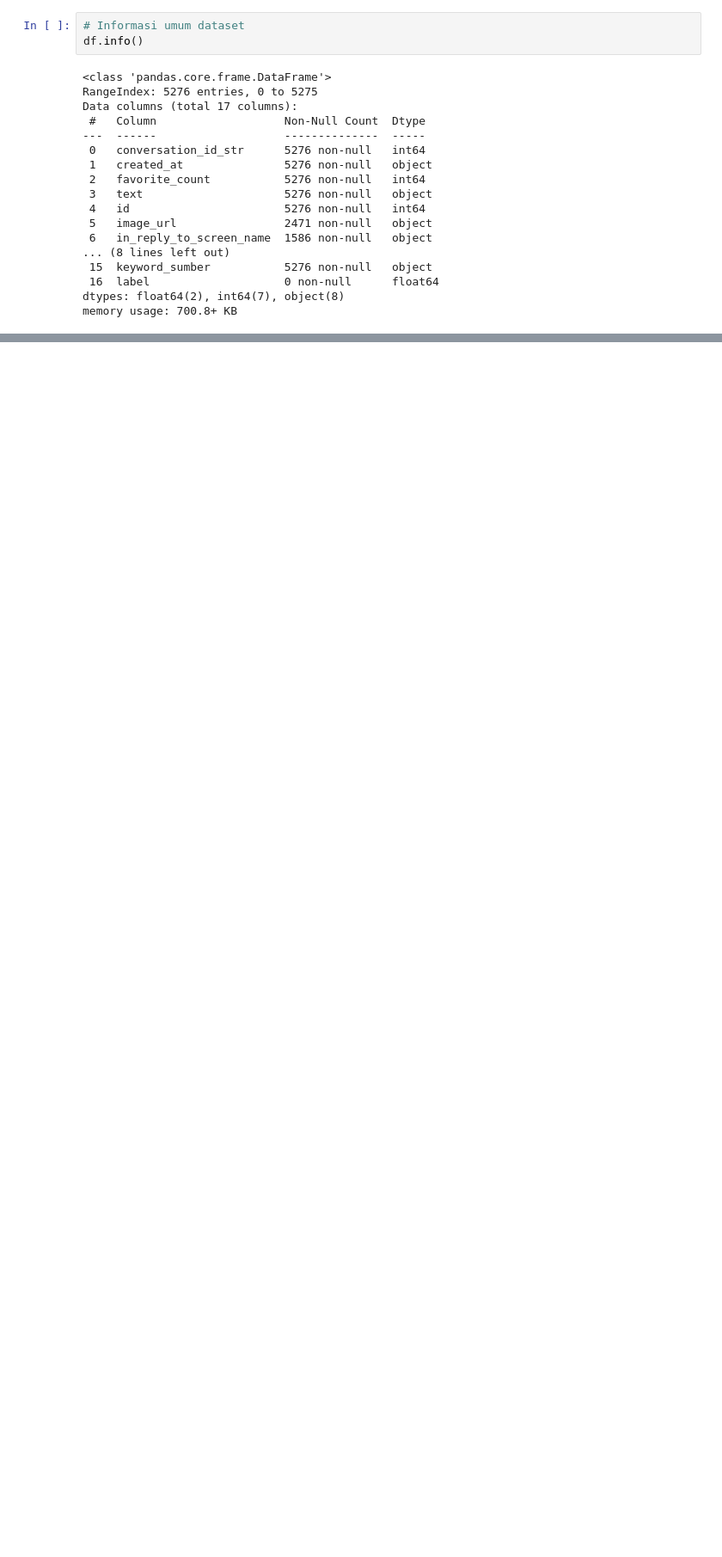
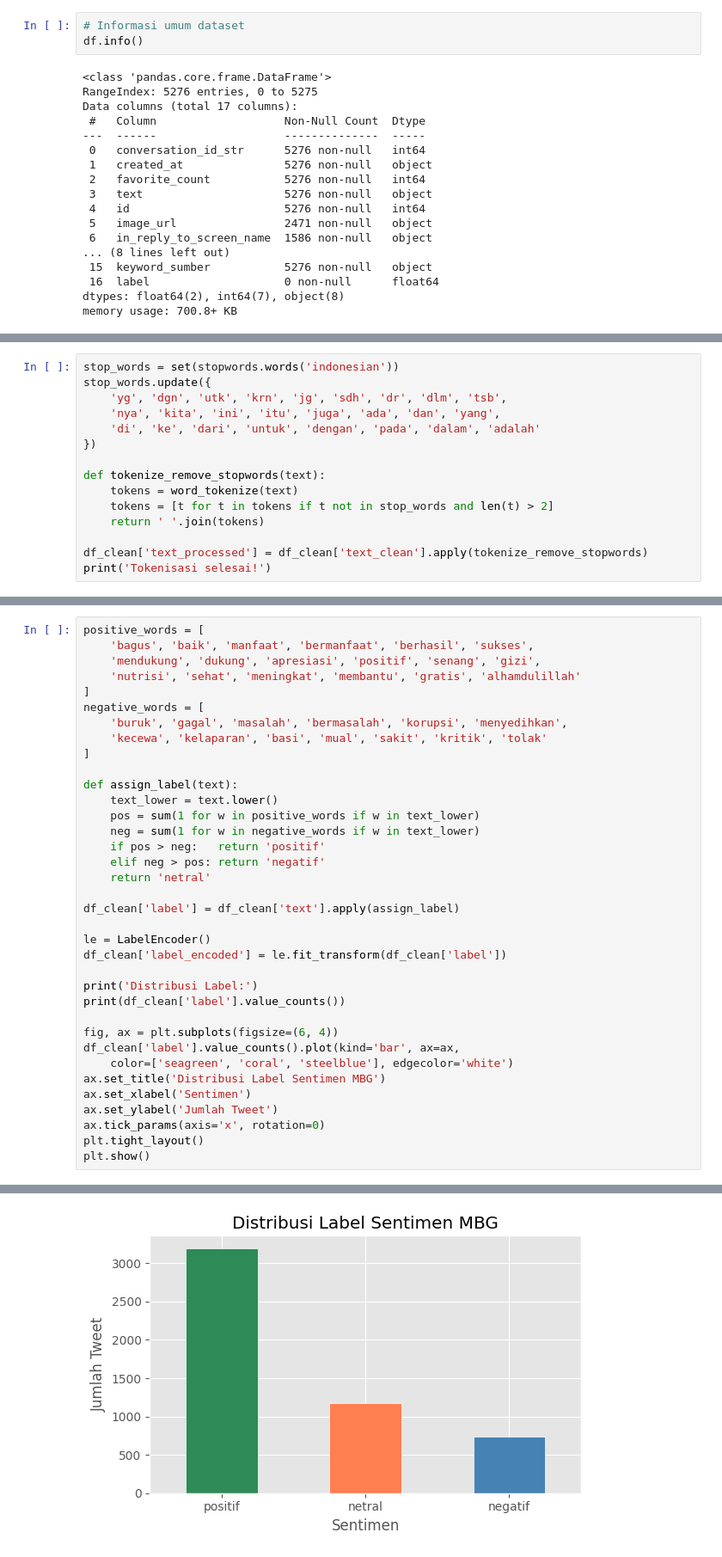
Before and after one commit to TarunaHeza/Eksperimen_SML_TarunaHeza, a Jupyter notebook: preprocessing/Eksperimen_MBG_TarunaHeza.ipynb, the cells around one changed output, grey strips where cells are left out. Shown at 86% size. Drawn from its saved outputs; the diff is of its cells as text; blank space fills up the shorter version.

```diff
--- a/preprocessing/Eksperimen_MBG_TarunaHeza.ipynb
+++ b/preprocessing/Eksperimen_MBG_TarunaHeza.ipynb
@@ -620,0 +353,15 @@ Shape: (5110, 9)
+# %%
+stop_words = set(stopwords.words('indonesian'))
+stop_words.update({
+    'yg', 'dgn', 'utk', 'krn', 'jg', 'sdh', 'dr', 'dlm', 'tsb',
+    'nya', 'kita', 'ini', 'itu', 'juga', 'ada', 'dan', 'yang',
+    'di', 'ke', 'dari', 'untuk', 'dengan', 'pada', 'dalam', 'adalah'
+})
+
+def tokenize_remove_stopwords(text):
+    tokens = word_tokenize(text)
+    tokens = [t for t in tokens if t not in stop_words and len(t) > 2]
+    return ' '.join(tokens)
+
+df_clean['text_processed'] = df_clean['text_clean'].apply(tokenize_remove_stopwords)
+print('Tokenisasi selesai!')
@@ -620,0 +415,37 @@ Shape: (5110, 9)
+# %%
+positive_words = [
+    'bagus', 'baik', 'manfaat', 'bermanfaat', 'berhasil', 'sukses',
+    'mendukung', 'dukung', 'apresiasi', 'positif', 'senang', 'gizi',
+    'nutrisi', 'sehat', 'meningkat', 'membantu', 'gratis', 'alhamdulillah'
+]
+negative_words = [
+    'buruk', 'gagal', 'masalah', 'bermasalah', 'korupsi', 'menyedihkan',
+    'kecewa', 'kelaparan', 'basi', 'mual', 'sakit', 'kritik', 'tolak'
+]
+
+def assign_label(text):
+    text_lower = text.lower()
+    pos = sum(1 for w in positive_words if w in text_lower)
+    neg = sum(1 for w in negative_words if w in text_lower)
+    if pos > neg:   return 'positif'
+    elif neg > pos: return 'negatif'
+    return 'netral'
+
+df_clean['label'] = df_clean['text'].apply(assign_label)
+
+le = LabelEncoder()
+df_clean['label_encoded'] = le.fit_transform(df_clean['label'])
+
+print('Distribusi Label:')
+print(df_clean['label'].value_counts())
+
+fig, ax = plt.subplots(figsize=(6, 4))
+df_clean['label'].value_counts().plot(kind='bar', ax=ax,
+    color=['seagreen', 'coral', 'steelblue'], edgecolor='white')
+ax.set_title('Distribusi Label Sentimen MBG')
+ax.set_xlabel('Sentimen')
+ax.set_ylabel('Jumlah Tweet')
+ax.tick_params(axis='x', rotation=0)
+plt.tight_layout()
+plt.show()
+# %% [output]
@@ -620,0 +458 @@ Shape: (5110, 9)
+[figure, added]
```
Also changed, not shown: parts of 85 cells of this notebook.
